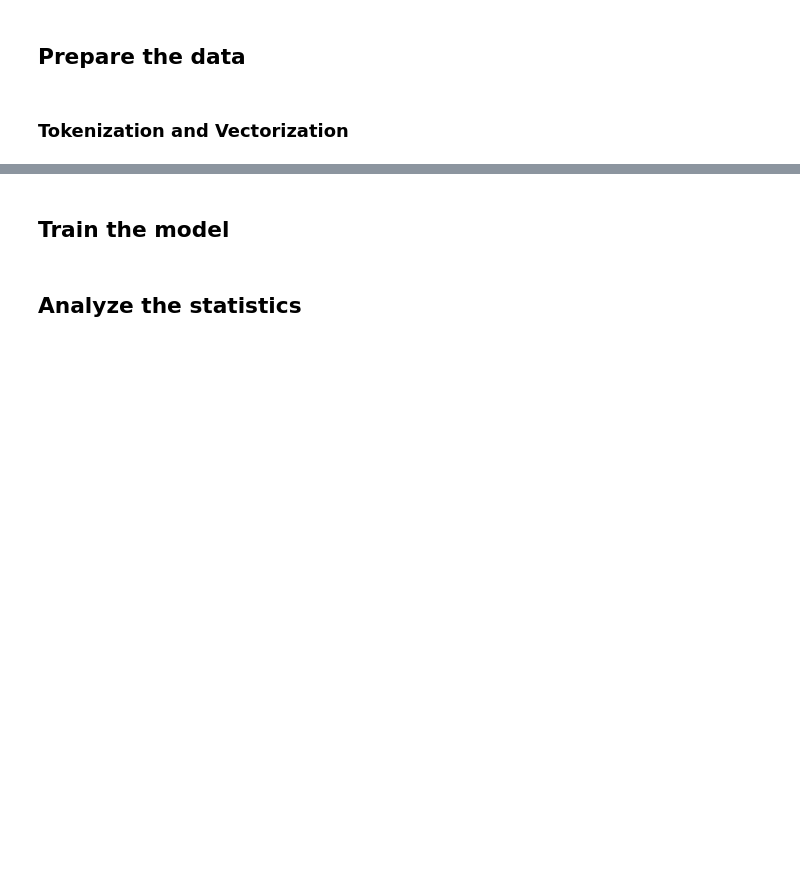
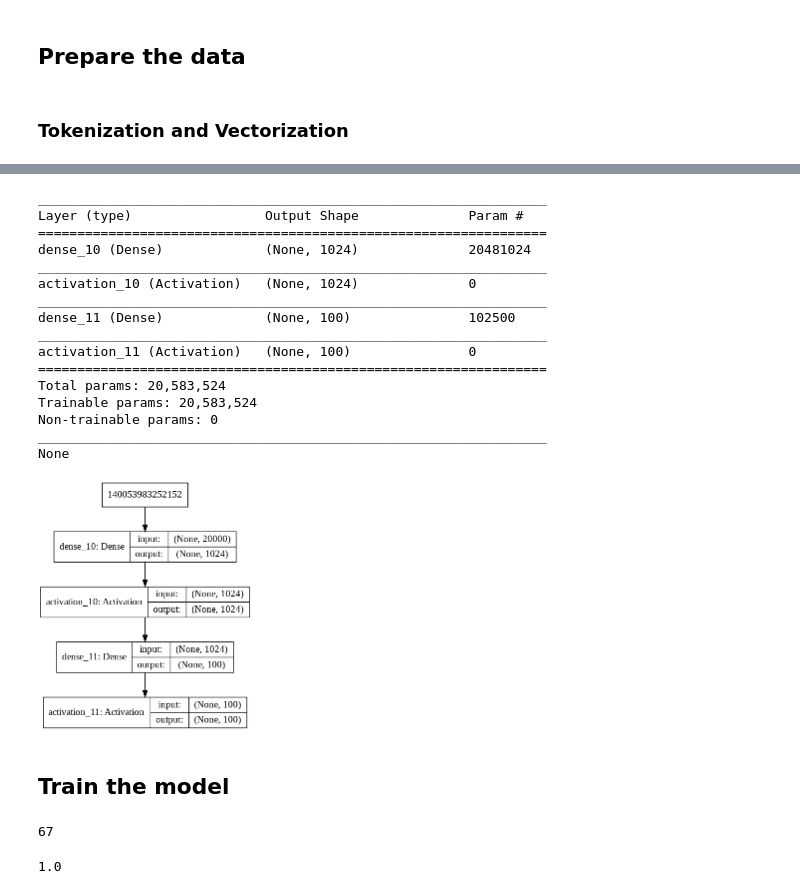
Before and after one commit to agustin-sarasua/workshop-categorization, a Jupyter notebook: Workshop Step1.ipynb, the cells around one changed output, grey strips where cells are left out. Saved outputs shown, nothing was run; the diff lists cells and outputs as text; code cells hidden in the pictures; blank space fills up the shorter version.

```diff
--- a/Workshop Step1.ipynb
+++ b/Workshop Step1.ipynb
@@ -180,0 +170,9 @@ def sequence_vectorize(train_texts, val_texts):
+# %%
+import time
+tic = time.time()
+
+text_sequences, tokenizer = vectorize_text(df['title'].values[:max_items])
+
+toc = time.time()
+
+print("Time to vectorize: " + str(1000*(toc-tic)) + " ms")
@@ -180,0 +205,3 @@ def sequence_vectorize(train_texts, val_texts):
+# %%
+
+encoded_docs = tokenizer.sequences_to_matrix(text_sequences[:max_items].tolist(), mode="count")
@@ -180,0 +234,2 @@ def sequence_vectorize(train_texts, val_texts):
+# %%
+df['label'] = df['domain_id'].factorize()[0]
@@ -180,0 +261,16 @@ def sequence_vectorize(train_texts, val_texts):
+# %%
+from tensorflow.python.keras.models import Sequential
+from tensorflow.python.keras.layers import Dense, Activation
+
+
+model = Sequential([
+    Dense(1024, input_shape=(encoded_docs.shape[1],)),
+    Activation('relu'),
+    Dense(len(df[:max_items].domain_id.unique())),
+    Activation('softmax'),
+])
+
+# For a multi-class classification problem
+model.compile(optimizer='rmsprop',
+              loss='categorical_crossentropy',
+              metrics=['accuracy'])
@@ -181,4 +292,30 @@ def sequence_vectorize(train_texts, val_texts):
+# %%
+from keras.utils import plot_model
+from IPython.display import Image
+
+# Model summary
+print(model.summary())
+
+# Plot model graph
+plot_model(model, show_shapes=True, show_layer_names=True, to_file='model.png')
+Image(retina=True, filename='model.png')
+# %% [output]
+_________________________________________________________________
+Layer (type)                 Output Shape              Param #
+=================================================================
+dense_10 (Dense)             (None, 1024)              20481024
+_________________________________________________________________
+activation_10 (Activation)   (None, 1024)              0
+_________________________________________________________________
+dense_11 (Dense)             (None, 100)               102500
+_________________________________________________________________
+activation_11 (Activation)   (None, 100)               0
+=================================================================
+Total params: 20,583,524
+Trainable params: 20,583,524
+Non-trainable params: 0
+_________________________________________________________________
+None
+[figure, added]
 # %% [markdown]
 ## Train the model
-# %% [markdown]
-## Analyze the statistics
@@ -184,0 +327,6 @@ def sequence_vectorize(train_texts, val_texts):
+# %%
+print(df['label'].values[100])
+one_hot_labels[100][df['label'].values[100]]
+# %% [output]
+67
+1.0
```
Also changed, not shown: parts of 31 cells of this notebook.
